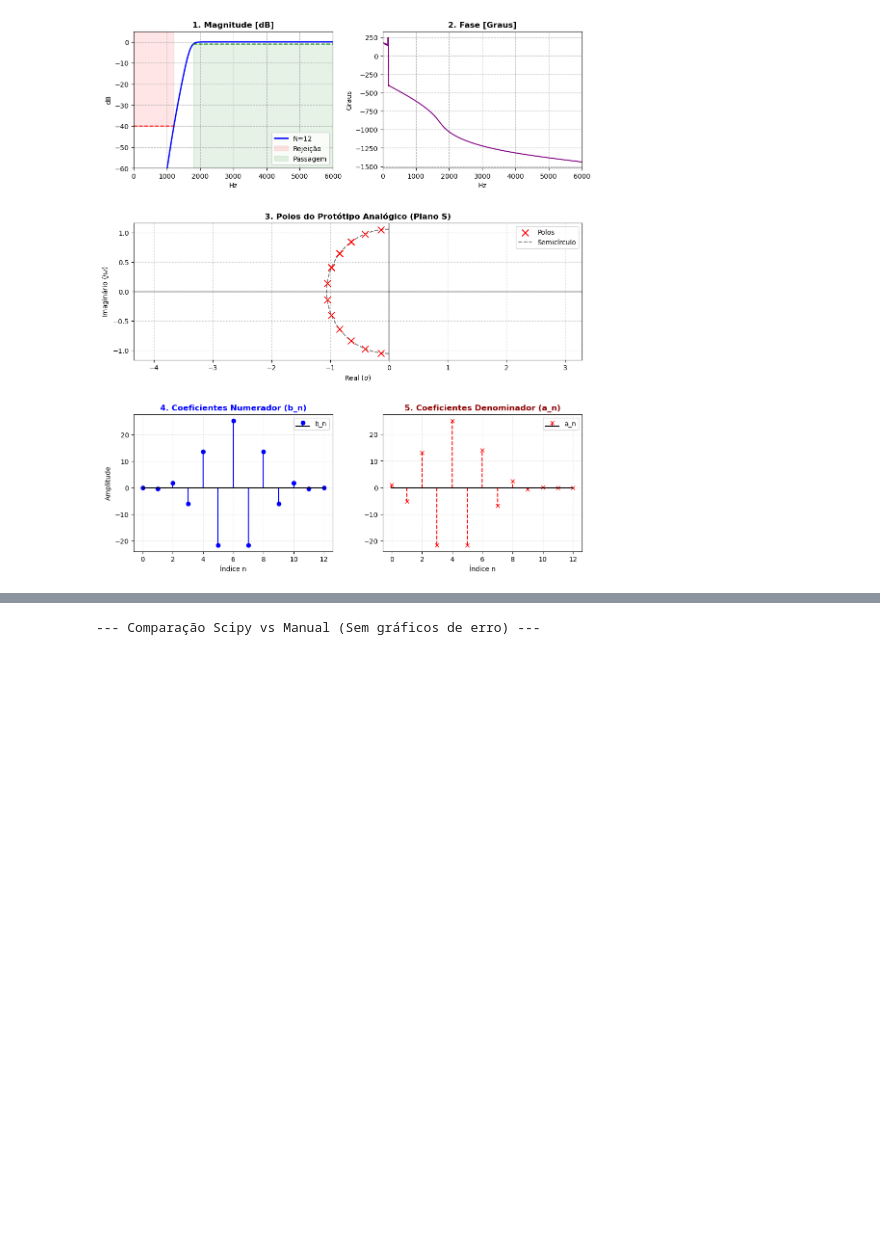
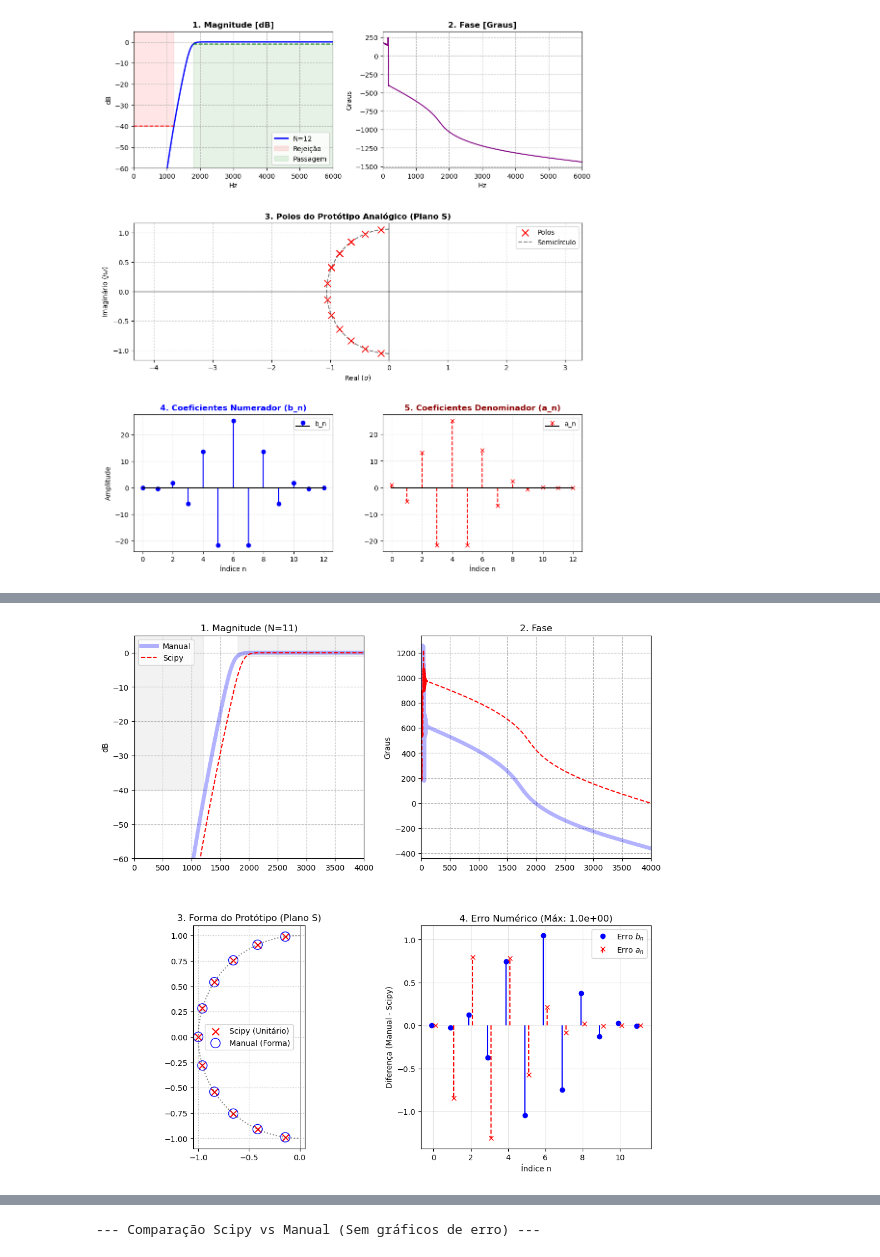
Before and after one commit to elmerfariass/DSPcap, a Jupyter notebook: Cap4-5-6.ipynb, the cells around one changed output, grey strips where cells are left out. Drawn from its saved outputs; the diff is of its cells as text; code cells hidden in the pictures; blank space fills up the shorter version.

```diff
--- a/Cap4-5-6.ipynb
+++ b/Cap4-5-6.ipynb
@@ -1056,0 +999,96 @@ Ordem calculada: 1
+# %%
+Fs = 8000.0
+Fp = 1800.0
+Fr = 1200.0
+Ap = 1.0
+As = 40.0
+
+# 1. Executa o SEU filtro primeiro (para obter N e o Wc ajustado)
+b_man, a_man, N, p_man, Wc_ajustado = highpass_filter(Fp, Fr, Ap, As, Fs)
+
+# 2. Prepara o Scipy para ser IDÊNTICO ao seu
+# Convertendo o Wc (rad/s pre-warped) de volta para Hz
+fc_hz = (Fs / np.pi) * np.arctan(Wc_ajustado)
+
+print(f"Frequência de corte (-3dB) ajustada: {fc_hz:.2f} Hz")
+
+# 3. Executa o Scipy com a frequência ajustada
+b_sci, a_sci = signal.butter(N, fc_hz, btype='high', fs=Fs)
+
+# Protótipo analógico do Scipy (para comparar o semicírculo)
+z_proto, p_proto, k_proto = signal.butter(N, 1, btype='low', analog=True, output='zpk')
+
+# --- PLOTAGEM ---
+w, h_sci = signal.freqz(b_sci, a_sci, worN=8000)
+w, h_man = signal.freqz(b_man, a_man, worN=8000)
+freqs = (Fs * 0.5 / np.pi) * w
+
+mag_man = 20 * np.log10(np.maximum(np.abs(h_man), 1e-14))
+mag_sci = 20 * np.log10(np.maximum(np.abs(h_sci), 1e-14))
+fase_man = np.degrees(np.unwrap(np.angle(h_man)))
+fase_sci = np.degrees(np.unwrap(np.angle(h_sci)))
+
+fig = plt.figure(figsize=(12, 12))
+gs = fig.add_gridspec(2, 2, hspace=0.3, wspace=0.25)
+
+# GRÁFICO 1: MAGNITUDE
+ax1 = fig.add_subplot(gs[0, 0])
+ax1.plot(freqs, mag_man, 'b', linewidth=5, alpha=0.3, label='Manual')
+ax1.plot(freqs, mag_sci, 'r--', linewidth=1.5, label='Scipy')
+ax1.fill_between([0, Fr], -As, 10, color='gray', alpha=0.1)
+ax1.fill_between([Fp, Fs/2], -Ap, 5, color='gray', alpha=0.1)
+ax1.set_title(f'1. Magnitude (N={N})')
+ax1.set_ylabel('dB')
+ax1.set_ylim(-As - 20, 5)
+ax1.set_xlim(0, Fs/2)
+ax1.grid(True, linestyle='--')
+ax1.legend()
+
+# GRÁFICO 2: FASE
+ax2 = fig.add_subplot(gs[0, 1])
+ax2.plot(freqs, fase_man, 'b', linewidth=5, alpha=0.3, label='Manual')
+ax2.plot(freqs, fase_sci, 'r--', linewidth=1.5, label='Scipy')
+ax2.set_title('2. Fase')
+ax2.set_ylabel('Graus')
+ax2.set_xlim(0, Fs/2)
+ax2.grid(True, linestyle='--')
+
+# GRÁFICO 3: POLOS DO PROTÓTIPO
+ax3 = fig.add_subplot(gs[1, 0])
+# Scipy (Referência Wn=1)
+ax3.scatter(np.real(p_proto), np.imag(p_proto), s=80, marker='x', color='r', label='Scipy (Unitário)')
+# Manual (Ajustado por Epsilon)
+raio_man = np.mean(np.abs(p_man))
+p_man_norm = p_man / raio_man
+ax3.scatter(np.real(p_man_norm), np.imag(p_man_norm), s=150, marker='o',
+            facecolors='none', edgecolors='b', label='Manual (Forma)')
+
+theta = np.linspace(np.pi/2, 3*np.pi/2, 100)
+ax3.plot(np.cos(theta), np.sin(theta), 'k:', alpha=0.5)
+ax3.set_title('3. Forma do Protótipo (Plano S)')
+ax3.axvline(0, color='k', linewidth=0.5)
+ax3.set_aspect('equal')
+ax3.legend()
+ax3.grid(True, linestyle=':')
+
+# Usando STEM para ver o erro discreto (muito melhor que linha)
+ax4 = fig.add_subplot(gs[1, 1])
+
+# Cálculo do erro
+err_b = b_man - b_sci
+err_a = a_man - a_sci
+indices = np.arange(len(b_man))
+ax4.stem(indices - 0.1, err_b, linefmt='b-', markerfmt='bo', basefmt=' ', label='Erro $b_n$')
+ax4.stem(indices + 0.1, err_a, linefmt='r--', markerfmt='rx', basefmt=' ', label='Erro $a_n$')
+
+ax4.set_title(f'4. Erro Numérico (Máx: {np.max(np.abs(err_b)):.1e})')
+ax4.set_ylabel('Diferença (Manual - Scipy)')
+ax4.set_xlabel('Índice n')
+ax4.legend()
+ax4.grid(True, alpha=0.3)
+
+plt.tight_layout()
+plt.show()
+
+print(f"Erro Máximo Coeficientes: {np.max(np.abs(err_b)):.2e}")
+# %% [output]
@@ -1056,0 +1098 @@ Ordem calculada: 1
+[figure, added]
```
Also changed, not shown: parts of 13 cells of this notebook.
